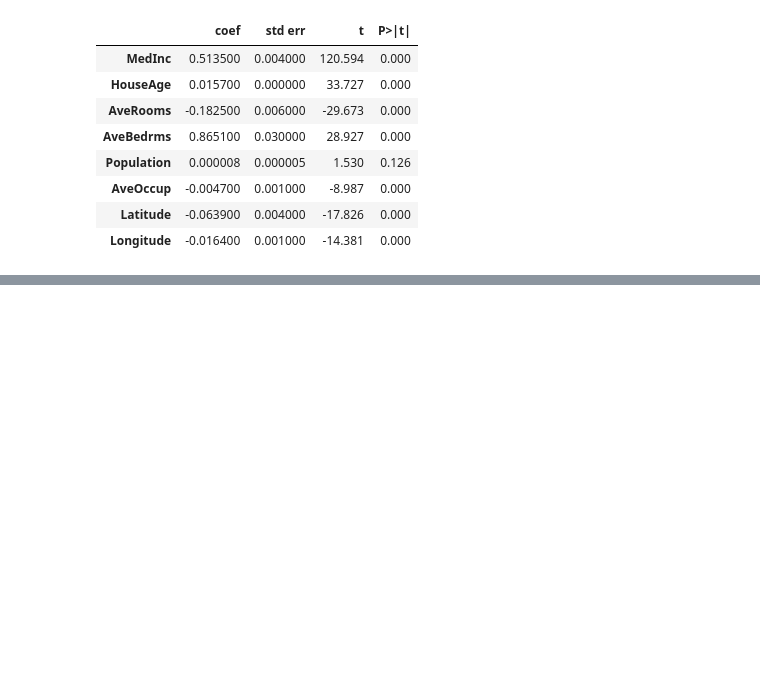
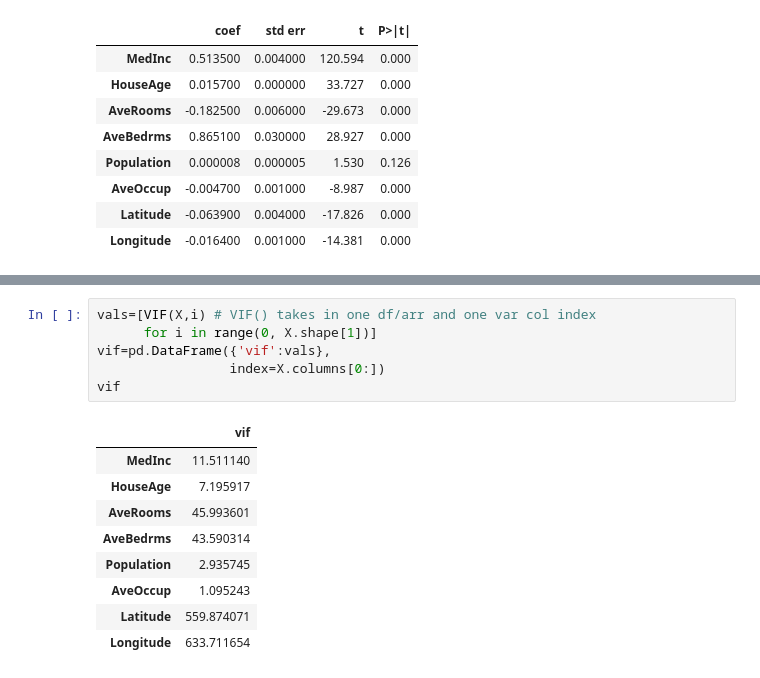
Before and after one commit to bwaalala05/summer-research-project, a Jupyter notebook: california-housing.ipynb, the cells around one changed output, grey strips where cells are left out. Drawn from its saved outputs; the diff is of its cells as text; blank space fills up the shorter version.

```diff
--- a/california-housing.ipynb
+++ b/california-housing.ipynb
@@ -77,3 +83,19 @@ Notes:
 [2] Standard Errors assume that the covariance matrix of the errors is correctly specified.
 [3] The condition number is large, 1.03e+04. This might indicate that there are
 strong multicollinearity or other numerical problems.
+# %%
+vals=[VIF(X,i) # VIF() takes in one df/arr and one var col index
+      for i in range(0, X.shape[1])]
+vif=pd.DataFrame({'vif':vals},
+                 index=X.columns[0:])
+vif
+# %% [output]
+|  | vif |
+| MedInc | 11.511140 |
+| HouseAge | 7.195917 |
+| AveRooms | 45.993601 |
+| AveBedrms | 43.590314 |
+| Population | 2.935745 |
+| AveOccup | 1.095243 |
+| Latitude | 559.874071 |
+| Longitude | 633.711654 |
```
Also changed, not shown: parts of 10 cells of this notebook, 10 other files.
